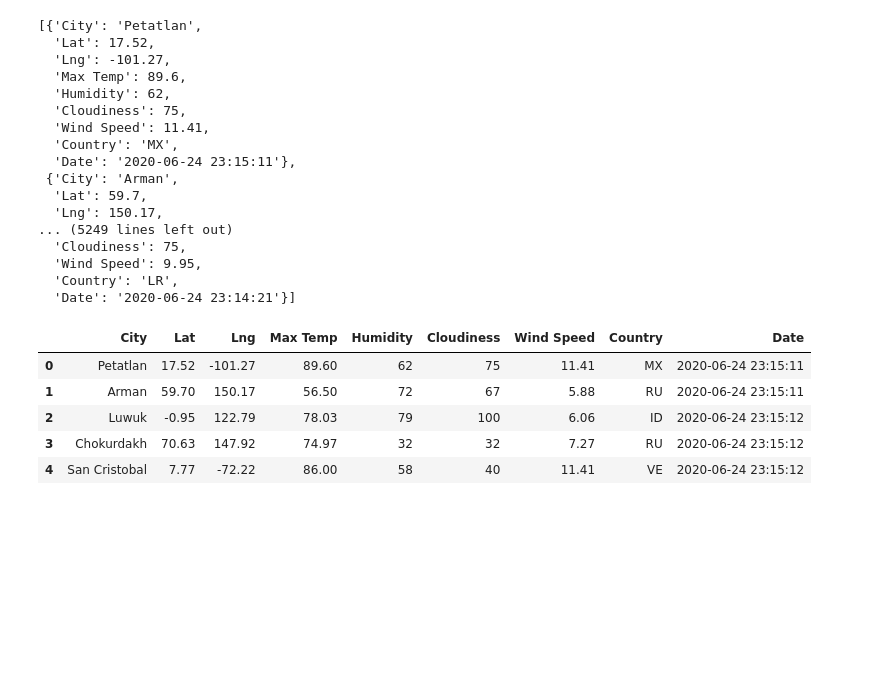
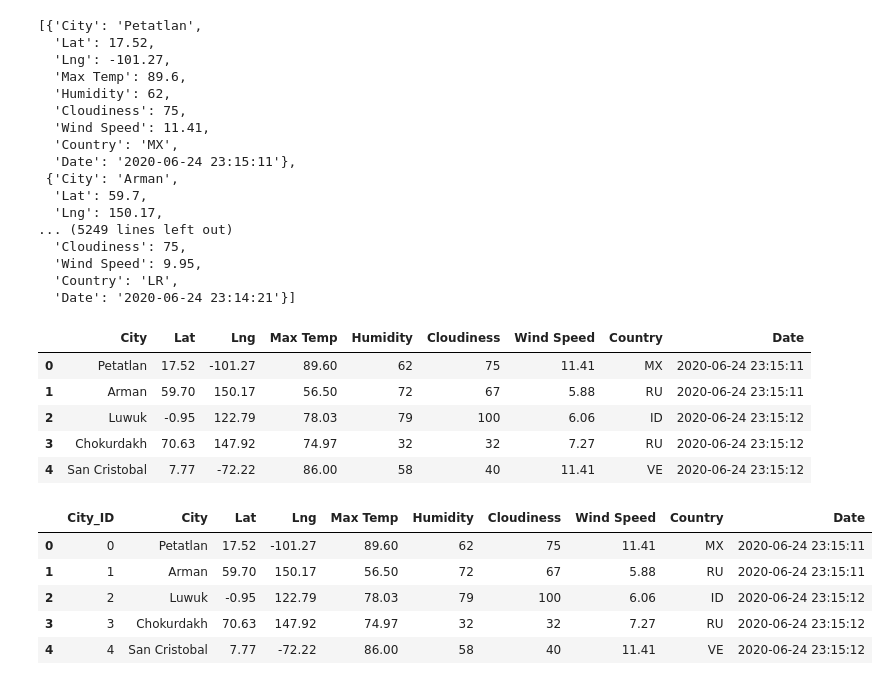
Before and after one commit to jebouchard/World_Weather_Analysis, a Jupyter notebook: WeatherPy.ipynb, the cells around one changed output. Cells and saved outputs as stored; diff of their text form; code cells hidden in the pictures; blank space fills up the shorter version.

```diff
--- a/WeatherPy.ipynb
+++ b/WeatherPy.ipynb
@@ -221,0 +229,10 @@ city_data_df.to_csv(output_data_file, index_label="City_ID")
+# %%
+city_data_df = pd.read_csv("weather_data/cities.csv")
+city_data_df.head()
+# %% [output]
+|  | City_ID | City | Lat | Lng | Max Temp | Humidity | Cloudiness | Wind Speed | Country | Date |
+| 0 | 0 | Petatlan | 17.52 | -101.27 | 89.60 | 62 | 75 | 11.41 | MX | 2020-06-24 23:15:11 |
+| 1 | 1 | Arman | 59.70 | 150.17 | 56.50 | 72 | 67 | 5.88 | RU | 2020-06-24 23:15:11 |
+| 2 | 2 | Luwuk | -0.95 | 122.79 | 78.03 | 79 | 100 | 6.06 | ID | 2020-06-24 23:15:12 |
+| 3 | 3 | Chokurdakh | 70.63 | 147.92 | 74.97 | 32 | 32 | 7.27 | RU | 2020-06-24 23:15:12 |
+| 4 | 4 | San Cristobal | 7.77 | -72.22 | 86.00 | 58 | 40 | 11.41 | VE | 2020-06-24 23:15:12 |
```
Also changed, not shown: parts of 6 cells of this notebook, 4 other files.
